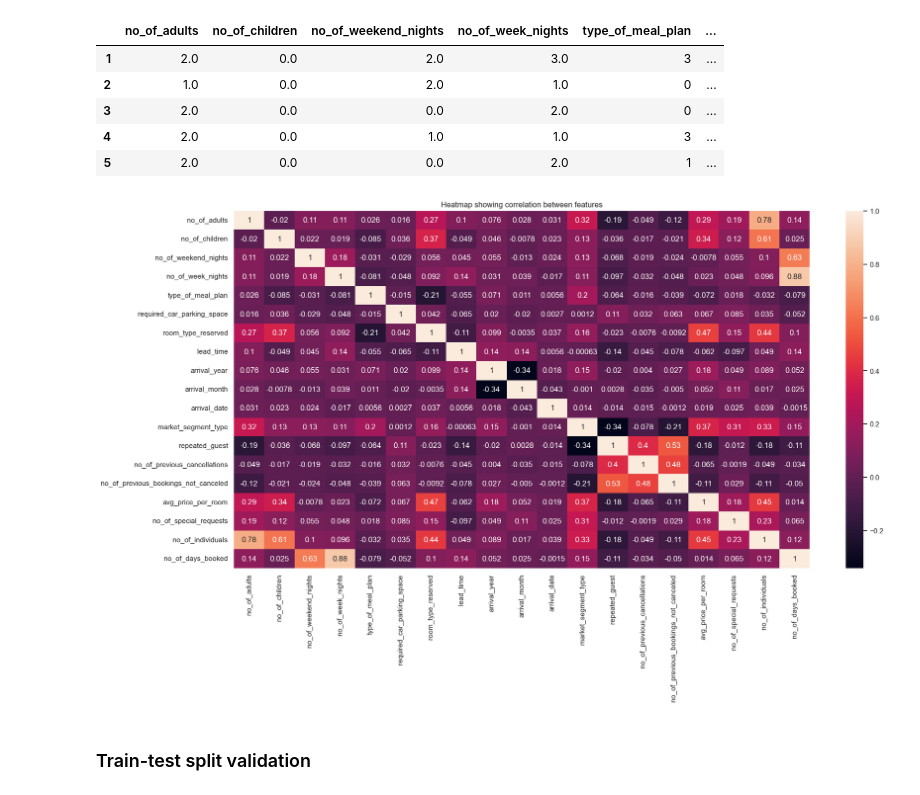
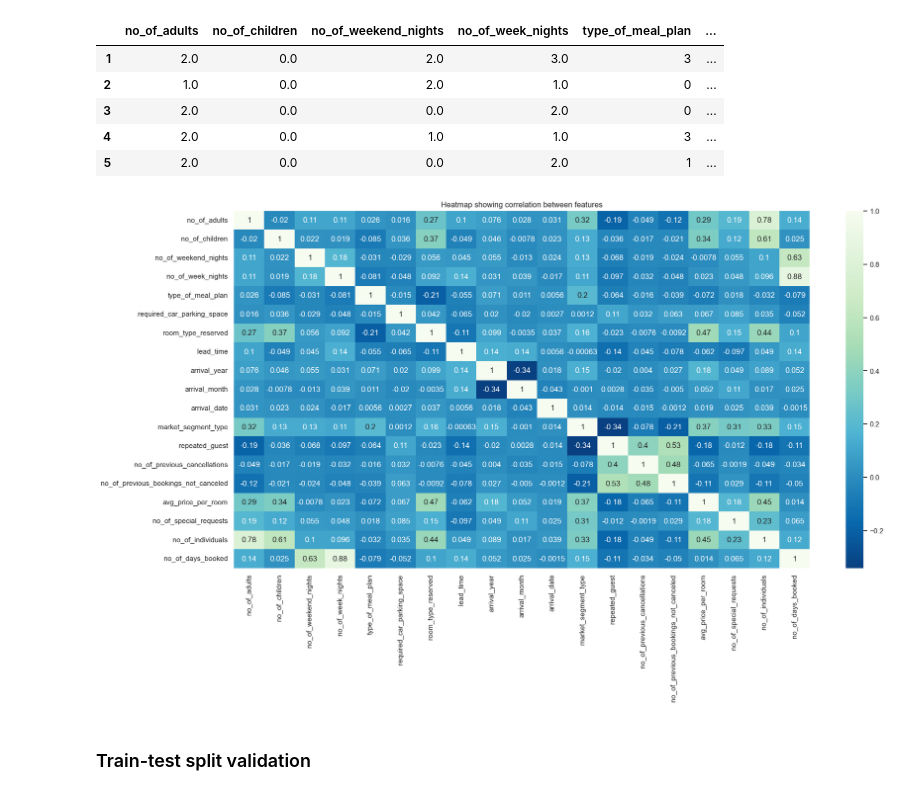
Before and after one commit to Ukpoweh/Hotel_cancellations_prediction, a Jupyter notebook: hotel_cancellations.ipynb, the cells around one changed output. Saved outputs shown, nothing was run; the diff lists cells and outputs as text; code cells hidden in the pictures.

```diff
--- a/hotel_cancellations.ipynb
+++ b/hotel_cancellations.ipynb
@@ -393,11 +373,13 @@ features.head()
 | 5 | 2.0 | 0.0 | 0.0 | 2.0 | 1 | ... |
 # %%
 plt.figure(figsize=(20,10))
-sns.heatmap(features.corr(), annot=True)
+sns.heatmap(features.corr(), annot=True, cmap='GnBu_r')
 plt.title('Heatmap showing correlation between features')
+
+plt.savefig('corr.png', bbox_inches='tight', dpi=300)
 plt.show()
 # %% [output]
-[figure, old version]
+[figure, new version]
 # %% [markdown]
 ### Train-test split validation
 # %%
```
Also changed, not shown: parts of 67 cells of this notebook, 17 other files.
